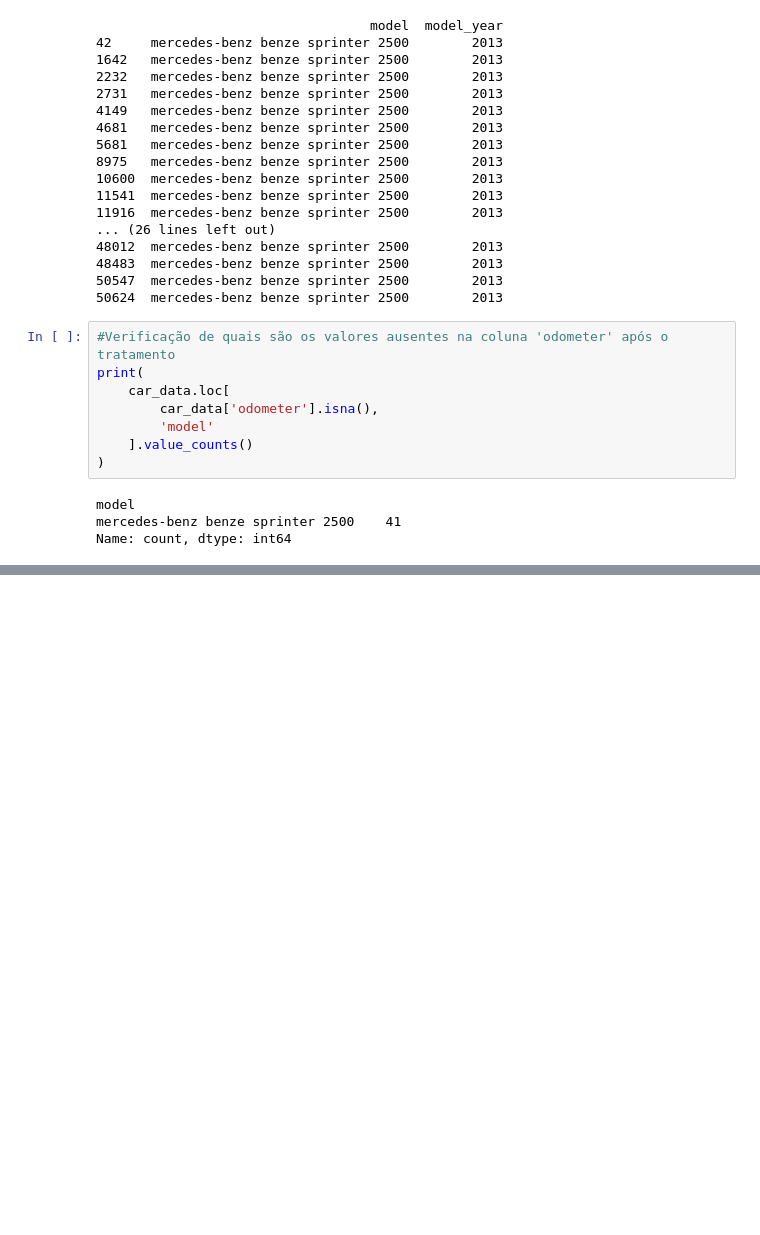
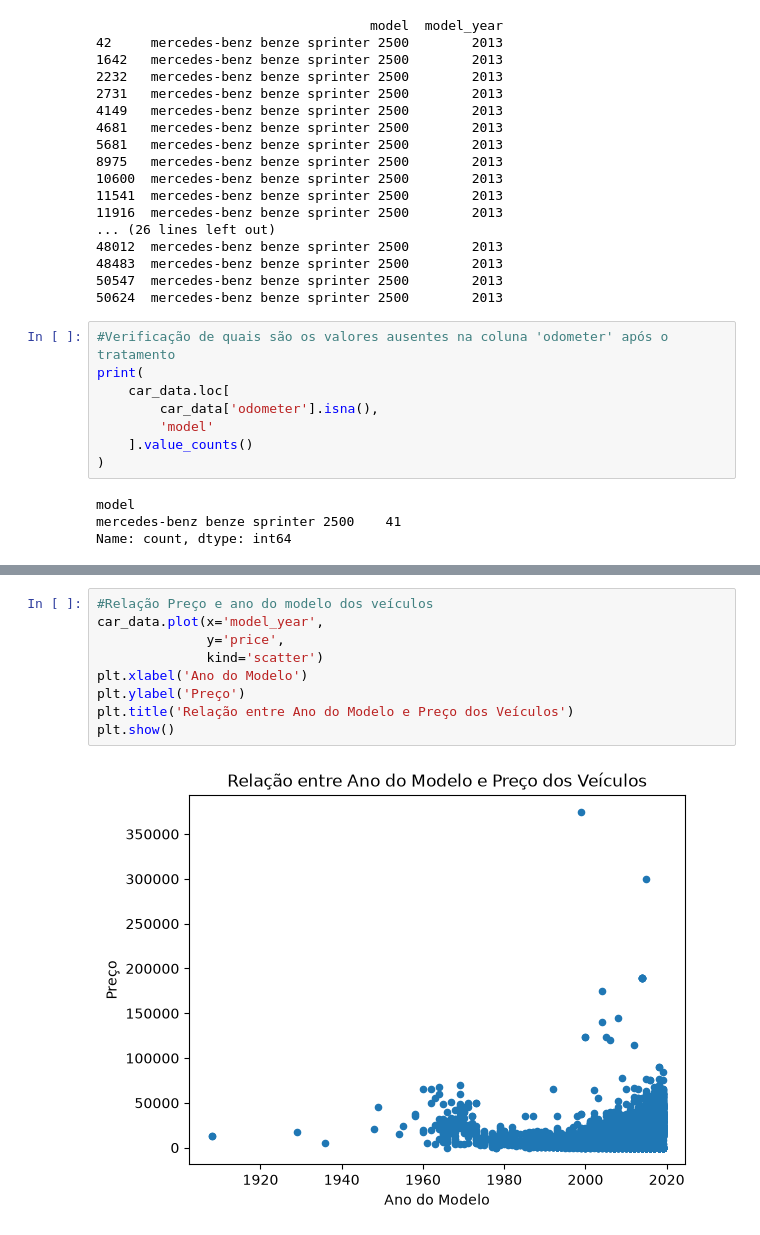
Before and after one commit to jorgems2020/my_project_sprint5, a Jupyter notebook: notebooks/EDA.ipynb, the cells around one changed output, grey strips where cells are left out. Cells and saved outputs as stored; diff of their text form; blank space fills up the shorter version.

```diff
--- a/notebooks/EDA.ipynb
+++ b/notebooks/EDA.ipynb
@@ -291,0 +325,11 @@ print(car_data['odometer'].isna().sum())
+# %%
+#Relação Preço e ano do modelo dos veículos
+car_data.plot(x='model_year',
+              y='price',
+              kind='scatter')
+plt.xlabel('Ano do Modelo')
+plt.ylabel('Preço')
+plt.title('Relação entre Ano do Modelo e Preço dos Veículos')
+plt.show()
+# %% [output]
+[figure, added]
```
Also changed, not shown: parts of 14 cells of this notebook.
